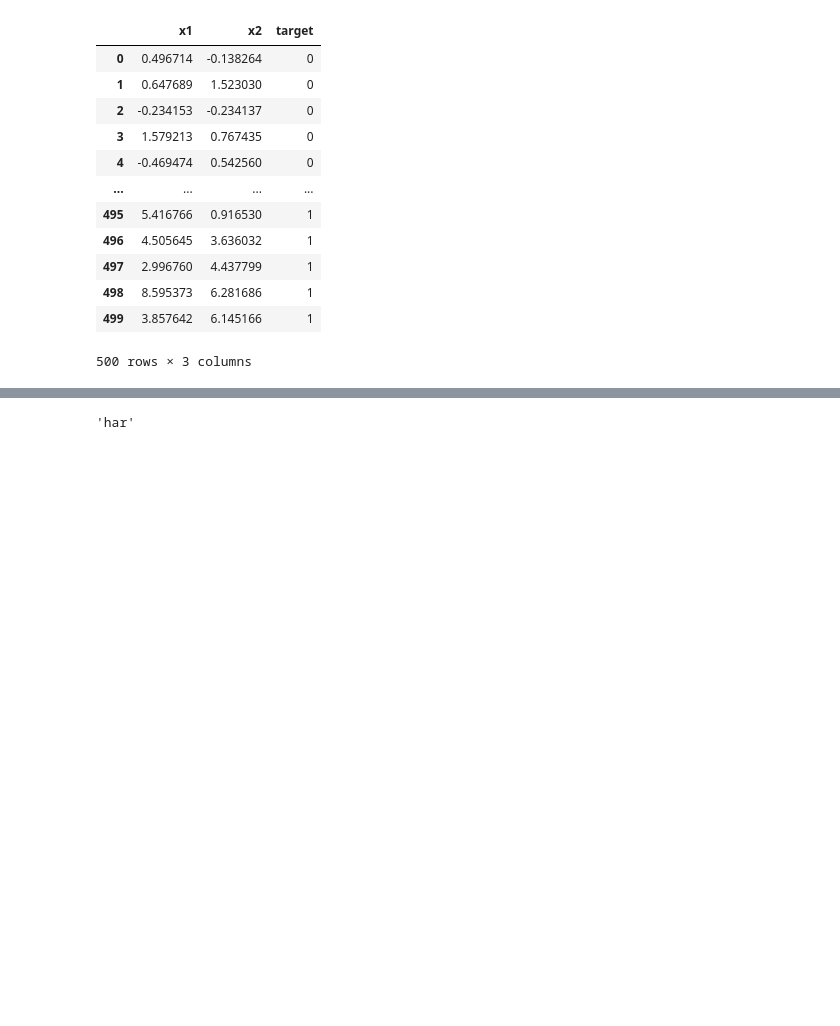
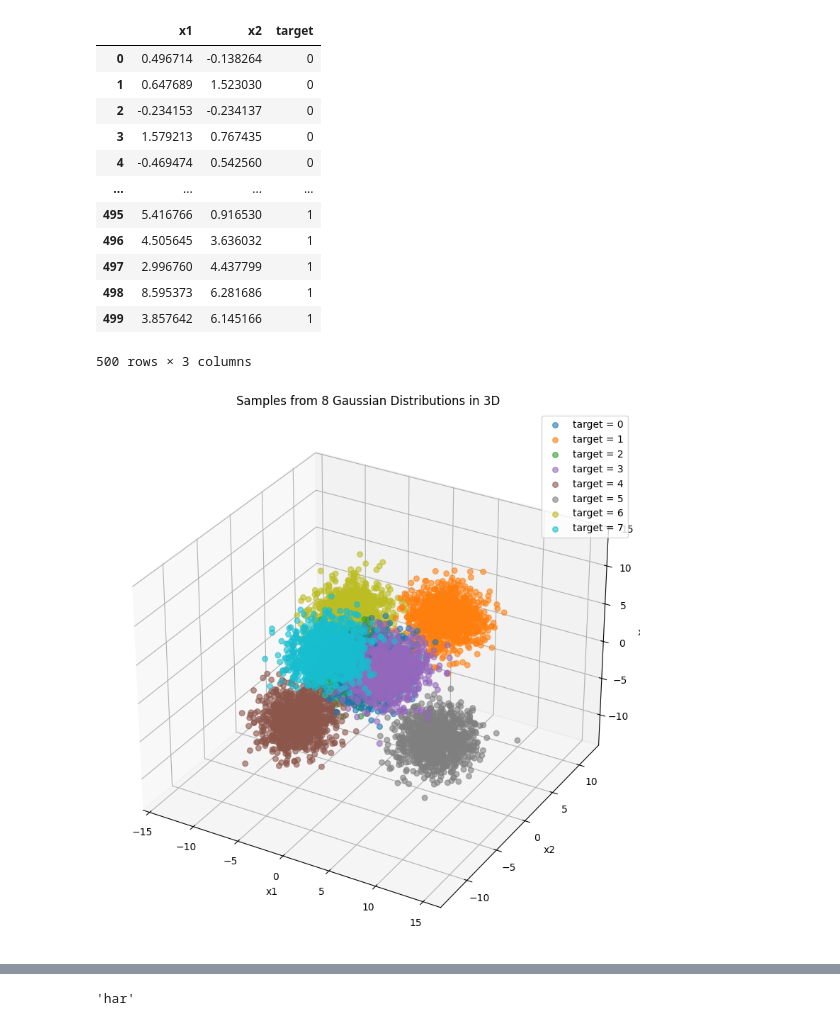
Before and after one commit to takano-lab/data-collaboration-analysis, a Jupyter notebook: src/suetake_debug.ipynb, the cells around one changed output, grey strips where cells are left out. Saved outputs shown, nothing was run; the diff lists cells and outputs as text; code cells hidden in the pictures; blank space fills up the shorter version.

```diff
--- a/src/suetake_debug.ipynb
+++ b/src/suetake_debug.ipynb
@@ -140,0 +237,29 @@ df
+# %%
+import matplotlib.pyplot as plt
+from mpl_toolkits.mplot3d import Axes3D
+
+# データ生成
+df = _load_3d_8gaussian_clusters_df()
+
+# 可視化
+fig = plt.figure(figsize=(10, 8))
+ax = fig.add_subplot(111, projection='3d')
+
+colors = plt.cm.get_cmap("tab10", 8)  # 8色取得
+
+for label in sorted(df["target"].unique()):
+    subset = df[df["target"] == label]
+    ax.scatter(subset["x1"], subset["x2"], subset["x3"],
+               label=f"target = {label}",
+               color=colors(label), alpha=0.6, s=30)
+
+ax.set_xlabel("x1")
+ax.set_ylabel("x2")
+ax.set_zlabel("x3")
+ax.set_title("Samples from 8 Gaussian Distributions in 3D")
+ax.legend()
+plt.tight_layout()
+plt.show()
+df.to_csv("3D_8_Gaussian_Clusters.csv", index=False)
+# %% [output]
+[figure, added]
```
Also changed, not shown: parts of 5 cells of this notebook, 6 other files.
